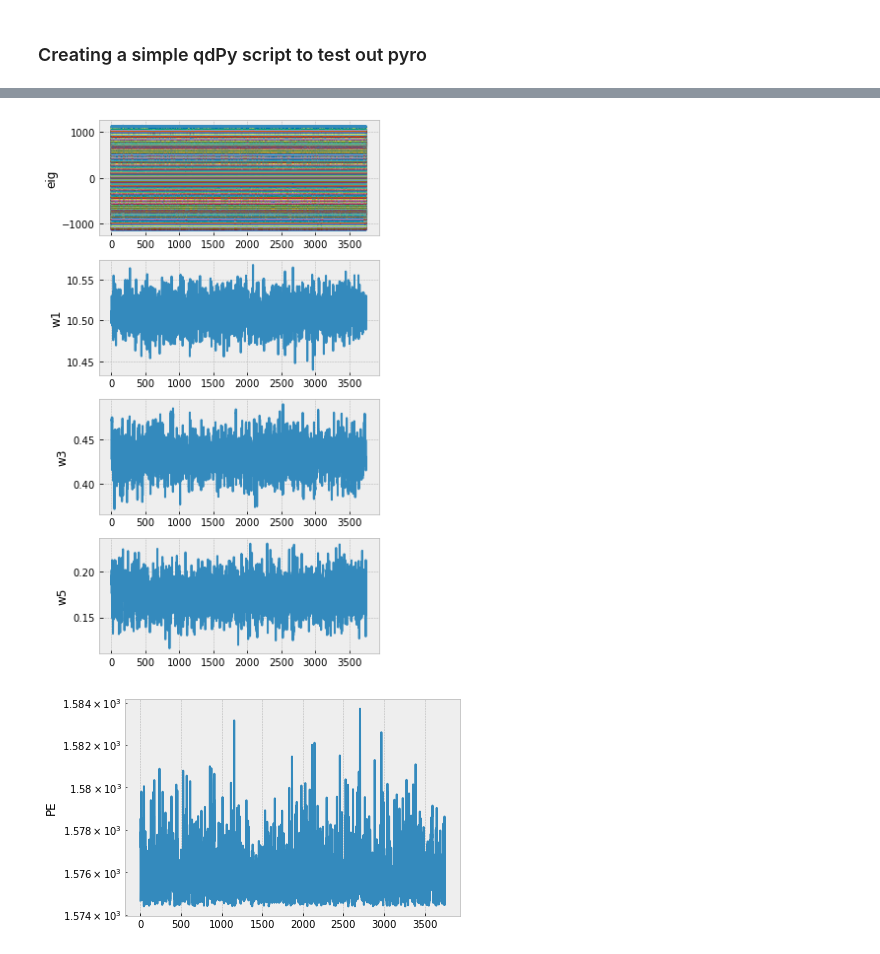
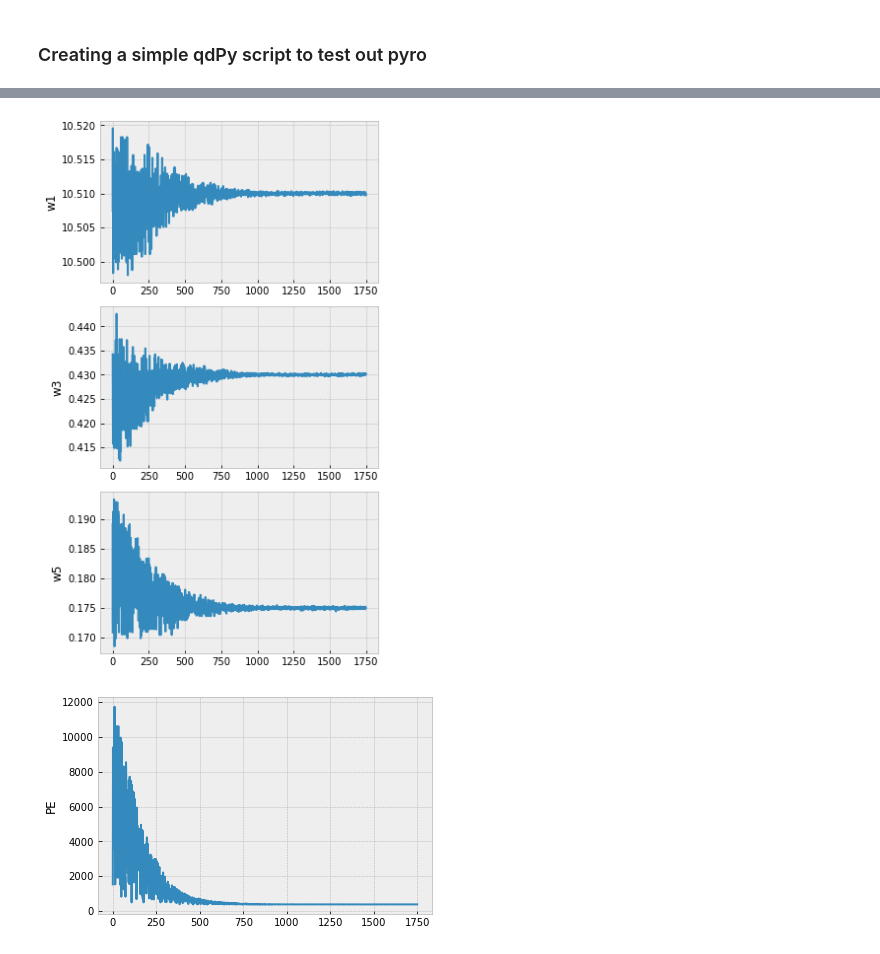
Before and after one commit to srijaniiserprinceton/qdpy-numpyro, a Jupyter notebook: notebooks/qdpy-samplers.ipynb, the cells around one changed output, grey strips where cells are left out. Saved outputs shown, nothing was run; the diff lists cells and outputs as text; code cells hidden in the pictures.

```diff
--- a/notebooks/qdpy-samplers.ipynb
+++ b/notebooks/qdpy-samplers.ipynb
@@ -51,9 +52,9 @@ def eig_mcmc_func(w1=None, w3=None, w5=None):
 
 #def create_supermatrix(wsr_slope):
 def create_supermatrix(w1, w3, w5):
-    integrand1 = Tsr[0, :] * (1 + w1)
-    integrand3 = Tsr[1, :] * (1 + w3)
-    integrand5 = Tsr[2, :] * (1 + w5)
+    integrand1 = 0.1*Tsr[0, :] * (1 + w1)
+    integrand3 = 0.1*Tsr[1, :] * (1 + w3)
+    integrand5 = 0.1*Tsr[2, :] * (1 + w5)
     integral1 = trapz(integrand1, x=r)
     integral3 = trapz(integrand3, x=r)
     integral5 = trapz(integrand5, x=r)
@@ -121,7 +124,7 @@ for i in range(len(s_arr)):
 wigvals = jnp.asarray(wigvals)
 w1t, w3t, w5t = 10.51, .43, .175
 eigvals_true = get_eigs(create_supermatrix(w1t, w3t, w5t))/2/omega0
-eigvals_sigma = np.ones_like(eigvals_true)*20.
+eigvals_sigma = np.ones_like(eigvals_true)*0.015
 eigvals_sigma = jnp.asarray(eigvals_sigma)
 
 plt.figure()
@@ -134,29 +137,35 @@ plt.show()
 # %%
 def model():
     # setting min and max value to be 0.1*true and 3.*true
-    w1min, w1max = .1*abs(w1t), 3.*abs(w1t)
-    w3min, w3max = .1*abs(w3t), 3.*abs(w3t)
-    w5min, w5max = .1*abs(w5t), 3.*abs(w5t)
+    w1min, w1max = -.1*abs(w1t), 3.*abs(w1t)
+    w3min, w3max = -.1*abs(w3t), 3.*abs(w3t)
+    w5min, w5max = -.1*abs(w5t), 3.*abs(w5t)
 
     w1 = numpyro.sample('w1', dist.Uniform(w1min, w1max))
     w3 = numpyro.sample('w3', dist.Uniform(w3min, w3max))
     w5 = numpyro.sample('w5', dist.Uniform(w5min, w5max))
 
-    #sigma = numpyro.sample('sigma', dist.Uniform(0.1, 10.0))
-    eig_sample = numpyro.deterministic('eig', eig_mcmc_func(w1=w1, w3=w3, w5=w5))
-    numpyro.factor('obs', dist.Normal(eig_sample, eigvals_sigma).log_prob(eigvals_true))
+    #eig_sample = numpyro.deterministic('eig', eig_mcmc_func(w1=w1, w3=w3, w5=w5))
+    # eig_sample = eig_mcmc_func(w1=w1, w3=w3, w5=w5)
+    # numpyro.factor('obs', dist.Normal(eig_sample, eigvals_sigma).log_prob(eigvals_true))
+    eig_sample = eig_mcmc_func(w1=w1, w3=w3, w5=w5)
+    eig_sample -= eigvals_true
+    eig_sample /= eigvals_sigma
+    numpyro.factor('obs', dist.Normal(0.0, 1.0).log_prob(eig_sample))
     #numpyro.sample('obs', dist.Normal(eig_sample, eigvals_sigma), obs=eigvals_true)
     return None
 # %%
 # Start from this source of randomness. We will split keys for subsequent operations.
-rng_key = random.PRNGKey(12)
+rng_key = random.PRNGKey(int(15 + 10*np.random.rand()))
 rng_key, rng_key_ = random.split(rng_key)
 
 # Run NUTS.
 #kernel = NUTS(model, adapt_step_size=True)
-kernel = HMC(model)
-#kernel = SA(model)
-mcmc = MCMC(kernel, num_warmup=150, num_samples=750, num_chains=2)
+#mcmc = MCMC(kernel, num_warmup=10, num_samples=20, num_chains=1)
+#kernel = HMC(model)
+
+kernel = SA(model, adapt_state_size=130)
+mcmc = MCMC(kernel, num_warmup=1500, num_samples=1750, num_chains=1)
 
 model_init = numpyro.infer.util.initialize_model(rng_key_, model, model_args=())
 # %%
@@ -177,15 +196,15 @@ for key in samples_1.keys():
     count += 1
 plt.tight_layout()
 # %% [output]
-[figure, old version]
+[figure, new version]
 # %%
 pe = mcmc.get_extra_fields()['potential_energy']
 plt.figure()
-plt.semilogy(pe)
+plt.plot(pe)
 plt.ylabel('PE')
 plt.show()
 # %% [output]
-[figure, old version]
+[figure, new version]
 # %%
 import arviz as az
 data = az.from_numpyro(mcmc)
```
Also changed, not shown: parts of 6 cells of this notebook, 3 other files.
